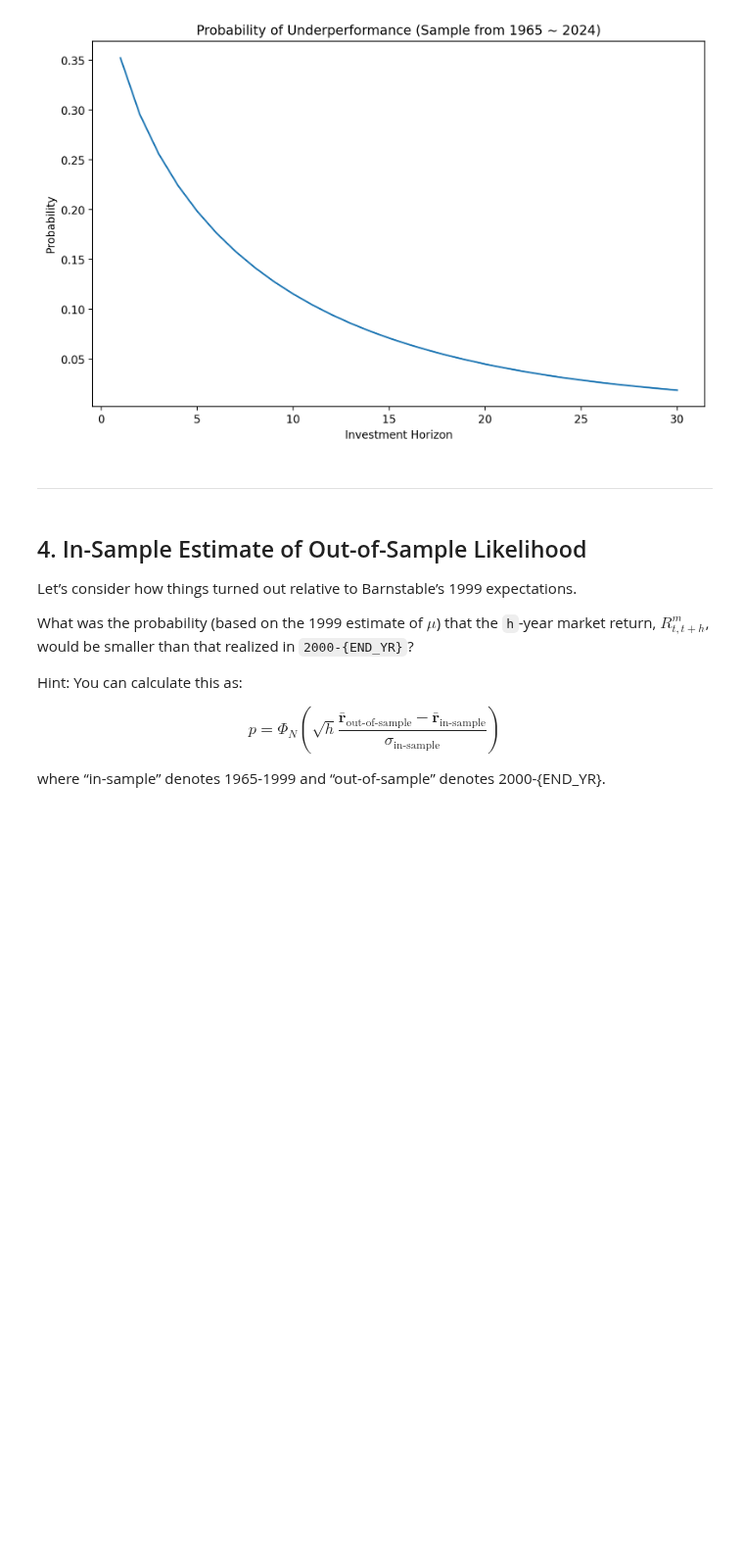
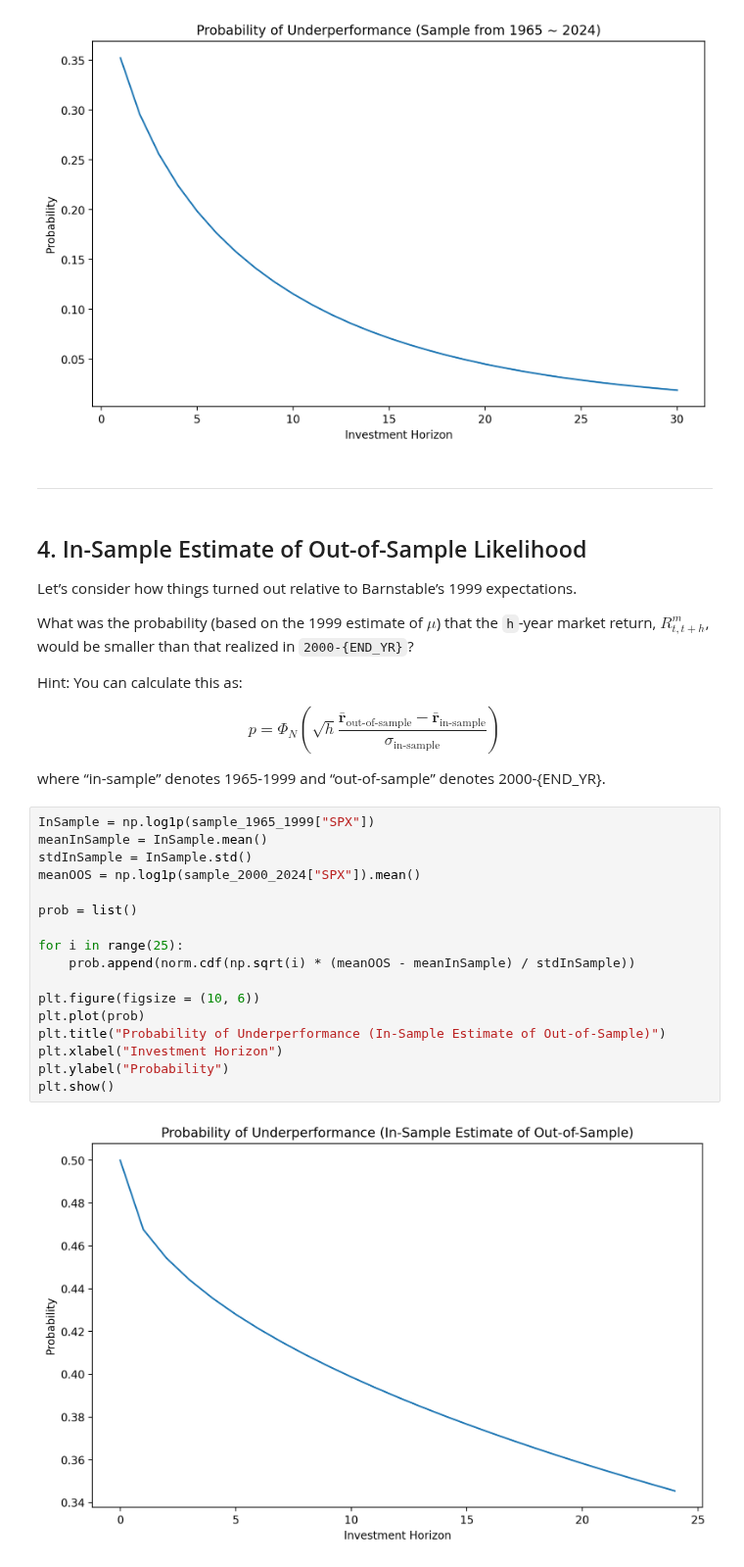
Before and after one commit to scfengv/FINM36700-Portfolio-and-Risk-Management, a Jupyter notebook: assignment/HW3.ipynb, the cells around one changed output. Shown at 98% size. Drawn from its saved outputs; the diff is of its cells as text; blank space fills up the shorter version.

```diff
--- a/assignment/HW3.ipynb
+++ b/assignment/HW3.ipynb
@@ -270,3 +274,22 @@ p = \Phi_N \left( \sqrt{h} \frac{\bar{\mathbf{r}}_{\text{out-of-sample}} - \bar{
 $$
 
 where “in-sample” denotes 1965-1999 and “out-of-sample” denotes 2000-{END_YR}.
+# %%
+InSample = np.log1p(sample_1965_1999["SPX"])
+meanInSample = InSample.mean()
+stdInSample = InSample.std()
+meanOOS = np.log1p(sample_2000_2024["SPX"]).mean()
+
+prob = list()
+
+for i in range(25):
+    prob.append(norm.cdf(np.sqrt(i) * (meanOOS - meanInSample) / stdInSample))
+
+plt.figure(figsize = (10, 6))
+plt.plot(prob)
+plt.title("Probability of Underperformance (In-Sample Estimate of Out-of-Sample)")
+plt.xlabel("Investment Horizon")
+plt.ylabel("Probability")
+plt.show()
+# %% [output]
+[figure, added]
```
Also changed, not shown: parts of 15 cells of this notebook, 1 other file.
